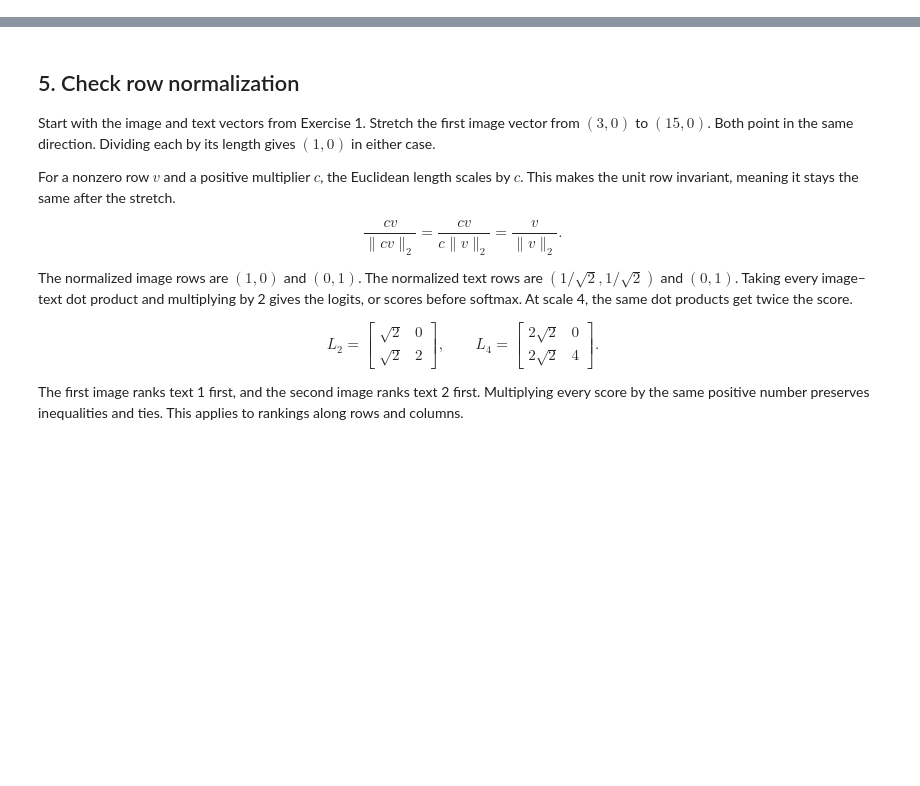
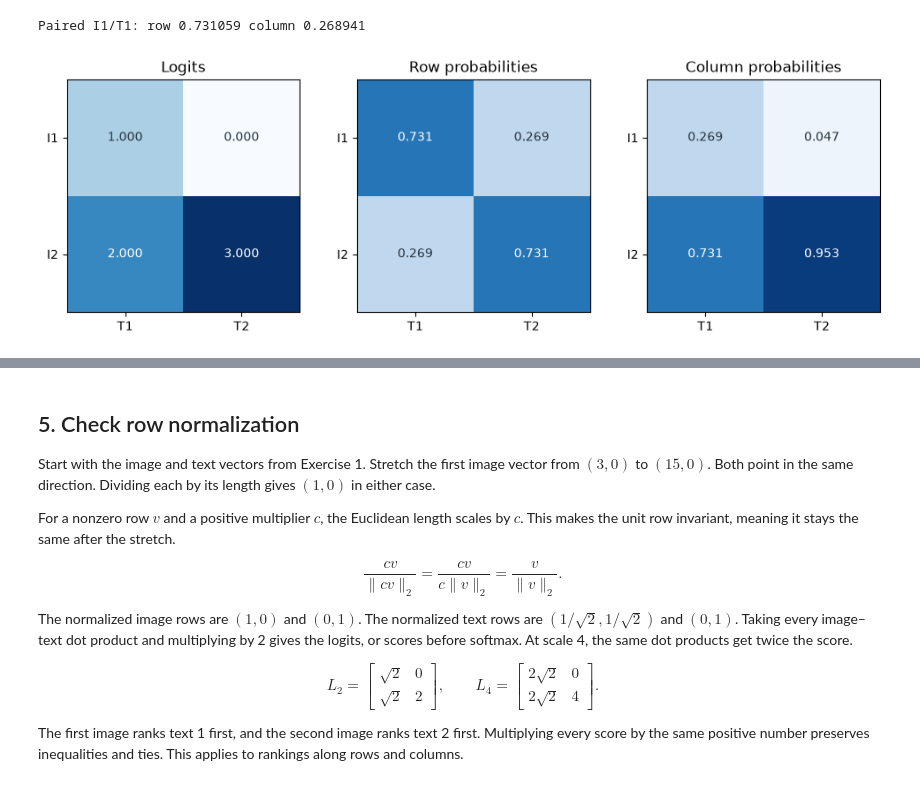
Before and after one commit to jrterven/transformers-book, a Jupyter notebook: solutions/ch23_multimodal/python-solutions.ipynb, the cells around one changed output, grey strips where cells are left out. Drawn from its saved outputs; the diff is of its cells as text; code cells hidden in the pictures; blank space fills up the shorter version.

Commit message:
Complete all Chapter 23 exercises with executed solutions and visual audits

```diff
--- a/solutions/ch23_multimodal/python-solutions.ipynb
+++ b/solutions/ch23_multimodal/python-solutions.ipynb
@@ -31,0 +93,25 @@ else:
+# %%
+scores=np.array([[1.,0.],[2.,3.]])
+row_prob=stable_softmax(scores)
+column_prob=stable_softmax(scores.T).T
+np.testing.assert_allclose(row_prob.sum(1),1)
+np.testing.assert_allclose(column_prob.sum(0),1)
+np.testing.assert_allclose(row_prob[0,0],1/(1+np.exp(-1)))
+np.testing.assert_allclose(column_prob[0,0],1/(1+np.exp(1)))
+print("Paired I1/T1: row",round(row_prob[0,0],6),"column",round(column_prob[0,0],6))
+fig,axes=plt.subplots(1,3,figsize=(10,3.2))
+for ax,values,title in zip(axes,[scores,row_prob,column_prob],
+        ["Logits", "Row probabilities", "Column probabilities"]):
+    maximum=3 if title=="Logits" else 1
+    ax.imshow(values,cmap="Blues",vmin=0,vmax=maximum)
+    ax.set(xticks=[0,1],yticks=[0,1],xticklabels=["T1","T2"],
+           yticklabels=["I1","I2"],title=title)
+    for i in range(2):
+        for j in range(2):
+            ax.text(j,i,f"{values[i,j]:.3f}",ha="center",va="center",
+                    color="white" if values[i,j]>.55*maximum else "#26323D")
+fig.tight_layout()
+plt.show()
+# %% [output]
+Paired I1/T1: row 0.731059 column 0.268941
+[figure, added]
```
Also changed, not shown: parts of 20 cells of this notebook, 9 other files.
